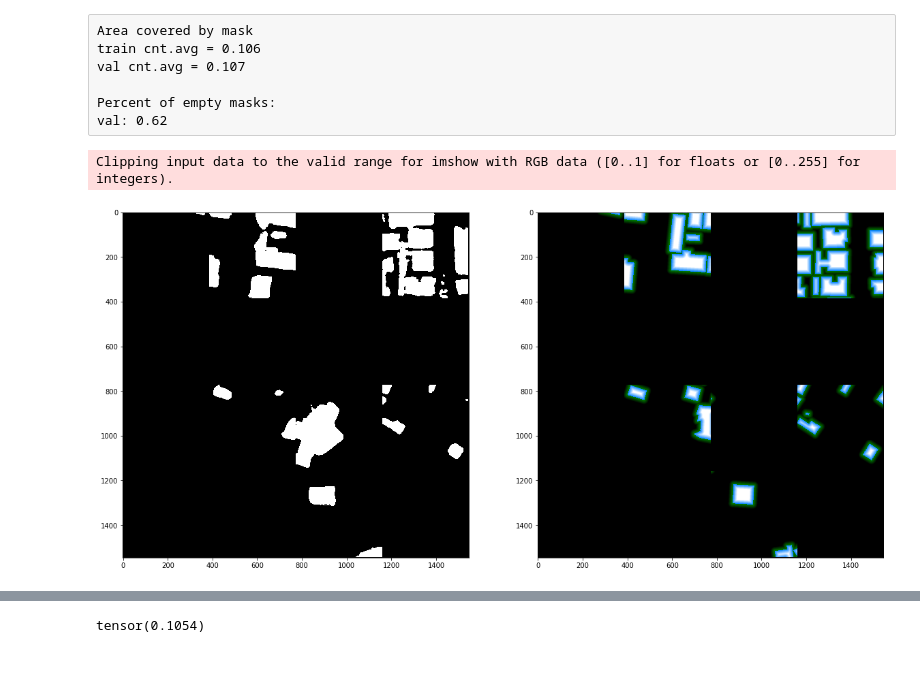
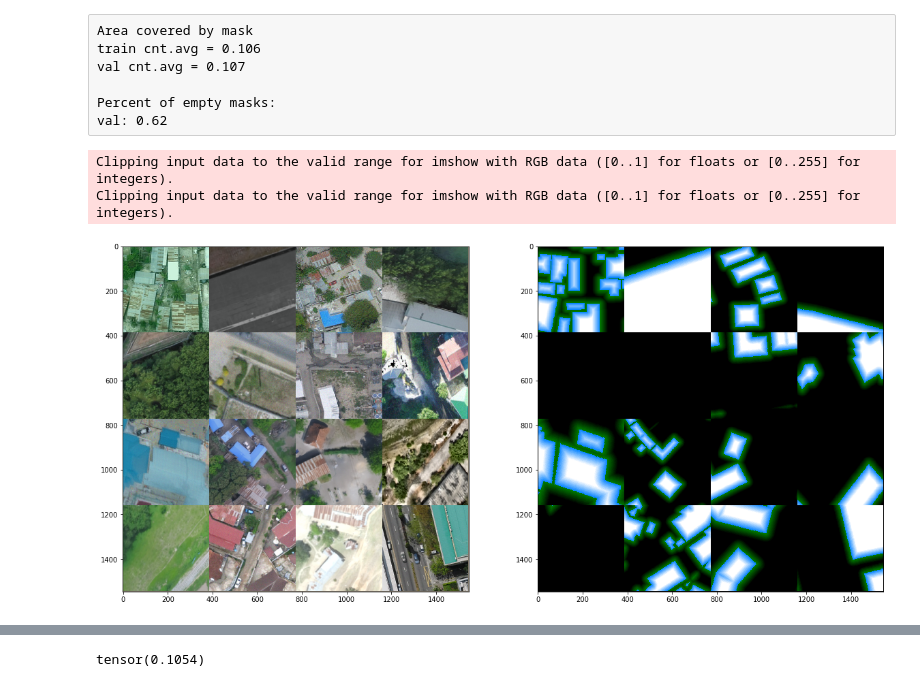
Before and after one commit to bonlime/opencities, a Jupyter notebook: 2. Model Training.ipynb, the cells around one changed output, grey strips where cells are left out. Drawn from its saved outputs; the diff is of its cells as text; code cells hidden in the pictures.

```diff
--- a/2. Model Training.ipynb
+++ b/2. Model Training.ipynb
@@ -106,0 +38,7 @@ test_dtst[0][0].shape, test_dtst[0][1].shape
+# %%
+train_dtld_gpu , val_dtld_gpu = get_dataloaders(
+    [
+#         "tier1",
+        "tier2"
+    ]
+)
@@ -124,22 +61,28 @@ val_dtld_i = iter(val_dtld)
+# %%
+# val_dtld_i = iter(val_dtld_gpu)
+val_dtld_i = iter(train_dtld_gpu)
 # %%
-# batch = next(val_dtld_i)
+MEAN=(0.485, 0.456, 0.406)
+STD=(0.229, 0.224, 0.225)
 imgs, masks = next(val_dtld_i)
 # imgs_c = imgs
 # imgs = imgs_c
 # imgs, masks = SegmCutmix(1, 1).cutmix(imgs, masks) # test cutmix
 # (_, imgs, _), (_, masks, _) = next(test_dtld_i), next(test_dtld_i)
 # preds = torch.nn.MSELoss(reduction='none')(preds, masks)
-preds = model(imgs.cuda()).cpu().detach()
-imgs = (preds > 0).float()
+# preds = model(imgs.cuda()).cpu().detach()
+# imgs = (preds > 0).float()
 # imgs = preds.clamp(-1, 1)#.sigmoid()
 imgs_grid = make_grid(imgs, nrow=4).transpose(0,2)#.transpose(0,1)
 masks_grid = make_grid(masks, nrow=4).transpose(0,2)#.transpose(0,1)
 fig, axes = plt.subplots(ncols=2, figsize=(20, 10))
-axes[0].imshow(imgs_grid)
-axes[1].imshow(masks_grid);
+imgs_grid = to_numpy(imgs_grid) * STD + MEAN
+axes[0].imshow(to_numpy(imgs_grid))
+axes[1].imshow(to_numpy(masks_grid));
 # %% [output]
 Clipping input data to the valid range for imshow with RGB data ([0..1] for floats or [0..255] for integers).
+Clipping input data to the valid range for imshow with RGB data ([0..1] for floats or [0..255] for integers).
-[figure, old version]
+[figure, new version]
 # %%
 preds[3][0]
 # %% [output]
```
Also changed, not shown: parts of 13 cells of this notebook, 2 other files.
